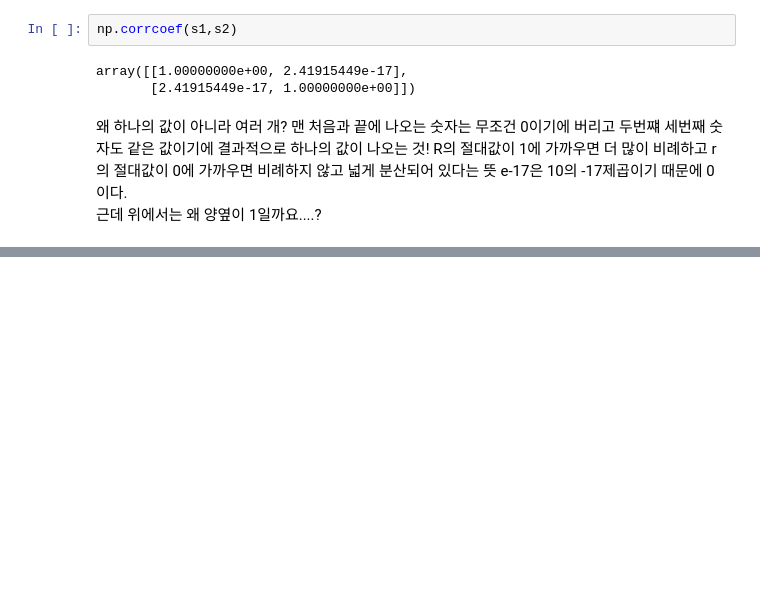
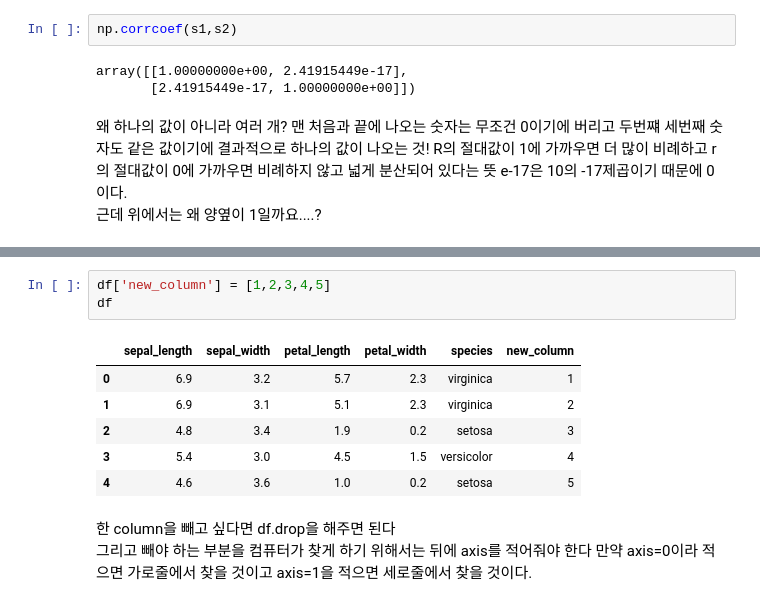
Before and after one commit to jinsu1214/class2022spring, a Jupyter notebook: 20220316.ipynb, the cells around one changed output, grey strips where cells are left out. Drawn from its saved outputs; the diff is of its cells as text; blank space fills up the shorter version.

```diff
--- a/20220316.ipynb
+++ b/20220316.ipynb
@@ -323,0 +527,13 @@ e-17은 10의 -17제곱이기 때문에 0이다.
+# %%
+df['new_column'] = [1,2,3,4,5]
+df
+# %% [output]
+|  | sepal_length | sepal_width | petal_length | petal_width | species | new_column |
+| 0 | 6.9 | 3.2 | 5.7 | 2.3 | virginica | 1 |
+| 1 | 6.9 | 3.1 | 5.1 | 2.3 | virginica | 2 |
+| 2 | 4.8 | 3.4 | 1.9 | 0.2 | setosa | 3 |
+| 3 | 5.4 | 3.0 | 4.5 | 1.5 | versicolor | 4 |
+| 4 | 4.6 | 3.6 | 1.0 | 0.2 | setosa | 5 |
+# %% [markdown]
+한 column을 빼고 싶다면 df.drop을 해주면 된다
+그리고 빼야 하는 부분을 컴퓨터가 찾게 하기 위해서는 뒤에 axis를 적어줘야 한다 만약 axis=0이라 적으면 가로줄에서 찾을 것이고 axis=1을 적으면 세로줄에서 찾을 것이다.
```
Also changed, not shown: parts of 40 cells of this notebook.
